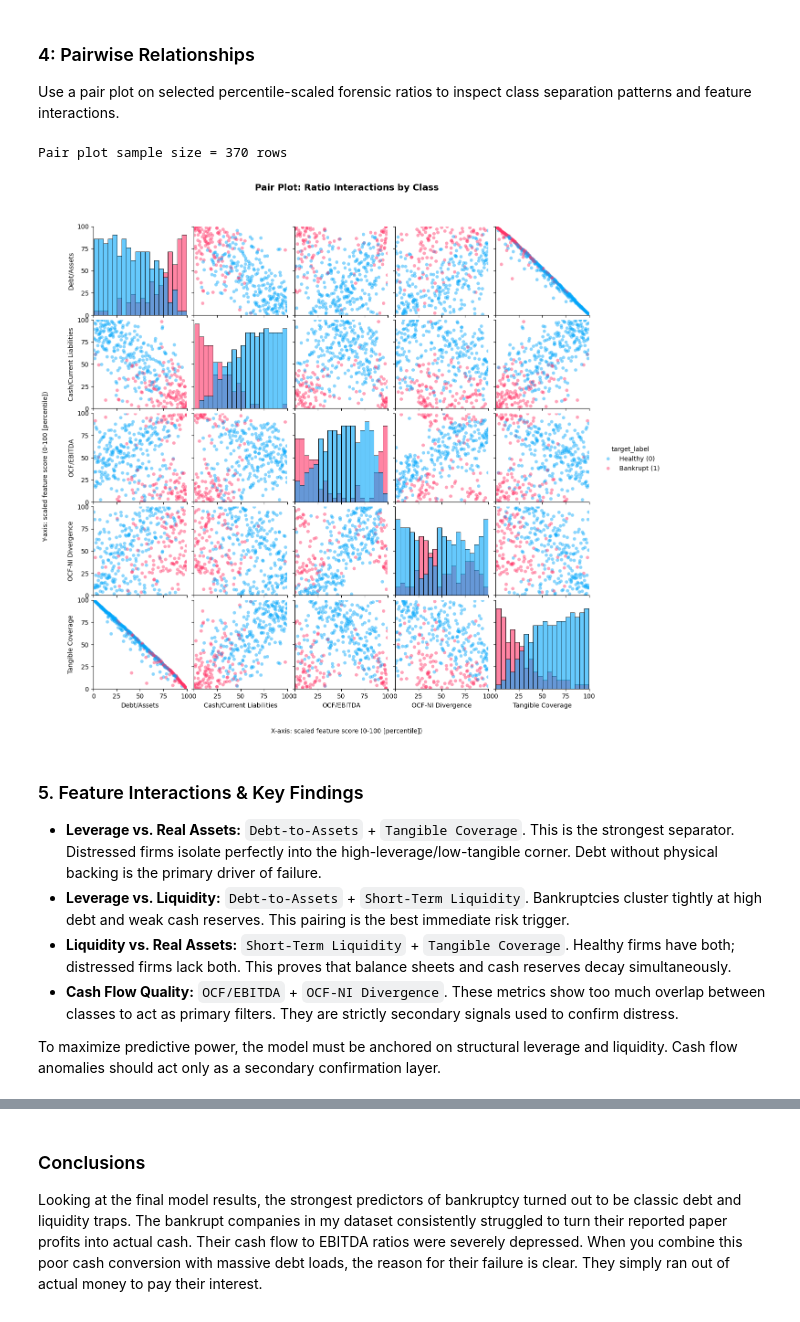
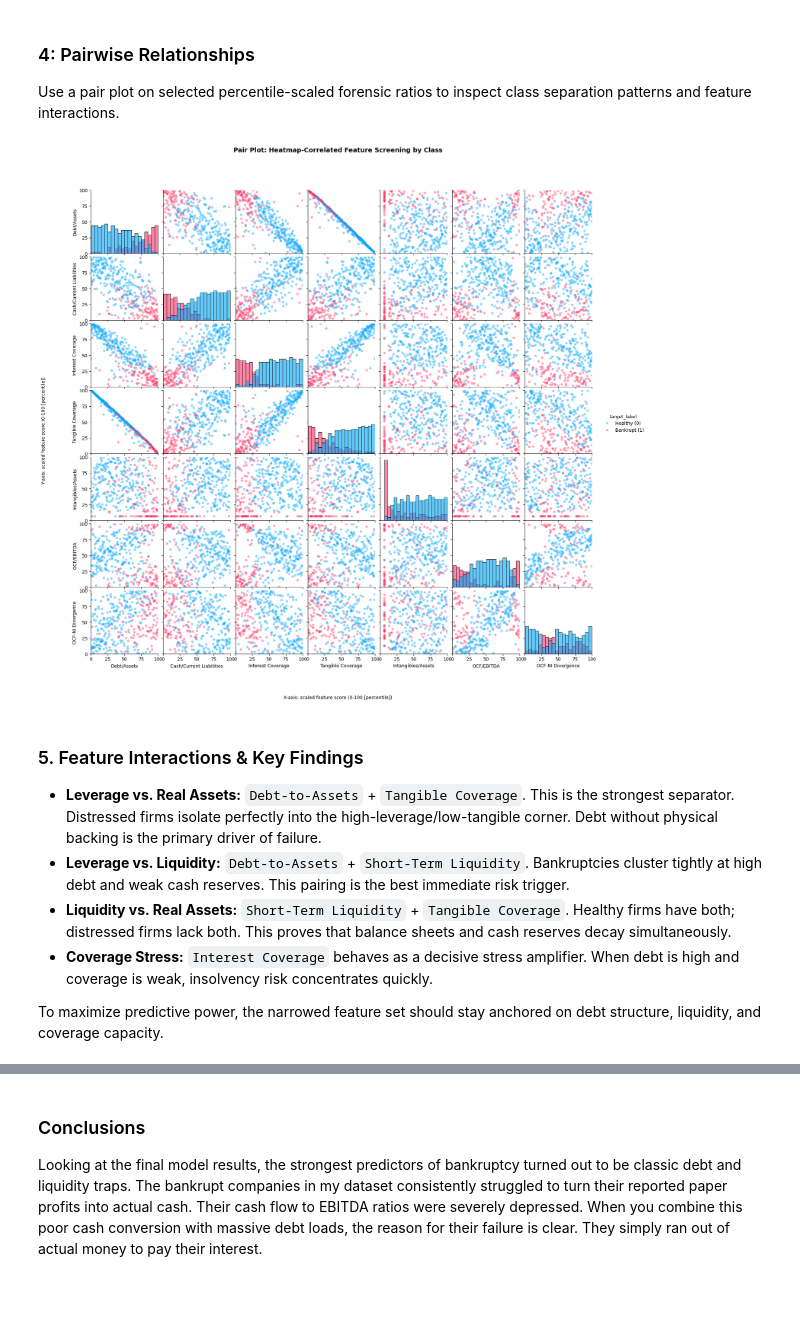
Before and after one commit to pushkqr/corporate-insolvency, a Jupyter notebook: code.ipynb, the cells around one changed output, grey strips where cells are left out. Cells and saved outputs as stored; diff of their text form; code cells hidden in the pictures.

```diff
--- a/code.ipynb
+++ b/code.ipynb
@@ -625,13 +653,15 @@ Scaling clip bounds (1%, 99%)
 ### 4: Pairwise Relationships
 Use a pair plot on selected percentile-scaled forensic ratios to inspect class separation patterns and feature interactions.
 # %%
-# Prepare selected scaled forensic features for pairwise inspection
+# Prepare broader heatmap-correlated forensic features for screening
 pairplot_features = [
     'debt_to_assets_prank',
     'cash_to_current_liabilities_prank',
+    'interest_coverage_proxy_prank',
+    'tangible_asset_coverage_prank',
+    'intangibles_to_assets_prank',
     'ocf_to_ebitda_prank',
     'ocf_ni_divergence_prank',
-    'tangible_asset_coverage_prank',
 ]
 
 pairplot_cols = ['target_label'] + pairplot_features
@@ -640,49 +670,49 @@ pairplot_df = eda[pairplot_cols].dropna().copy()
 pairplot_df = pairplot_df.rename(columns={
     'debt_to_assets_prank': 'Debt/Assets',
     'cash_to_current_liabilities_prank': 'Cash/Current Liabilities',
+    'interest_coverage_proxy_prank': 'Interest Coverage',
+    'tangible_asset_coverage_prank': 'Tangible Coverage',
+    'intangibles_to_assets_prank': 'Intangibles/Assets',
     'ocf_to_ebitda_prank': 'OCF/EBITDA',
     'ocf_ni_divergence_prank': 'OCF-NI Divergence',
-    'tangible_asset_coverage_prank': 'Tangible Coverage',
 })
 
-print(f"Pair plot sample size = {len(pairplot_df)} rows")
 
 # Render pair plot and enforce a fixed 0-100 scale
 g = sns.pairplot(
     data=pairplot_df,
     hue='target_label',
     diag_kind='hist',
     palette=palette,
     plot_kws={'alpha': 0.45, 's': 28, 'edgecolor': 'none'},
     diag_kws={'alpha': 0.60, 'bins': 20},
 )
-g.fig.suptitle('Pair Plot: Ratio Interactions by Class', y=0.995, fontsize=14, weight='bold')
+g.fig.suptitle('Pair Plot: Heatmap-Correlated Feature Screening by Class', y=0.995, fontsize=14, weight='bold')
 
 for i, row_axes in enumerate(g.axes):
     for j, ax in enumerate(row_axes):
         if ax is None:
             continue
         ax.set_xlim(0, 100)
         ax.set_xticks([0, 25, 50, 75, 100])
         if i != j:
             ax.set_ylim(0, 100)
             ax.set_yticks([0, 25, 50, 75, 100])
 
 # Use figure-level labels to avoid axis text overlap
 g.fig.subplots_adjust(left=0.10, bottom=0.11, top=0.92)
 g.fig.supxlabel('X-axis: scaled feature score (0-100 [percentile])', fontsize=10, y=0.03)
 g.fig.supylabel('Y-axis: scaled feature score (0-100 [percentile])', fontsize=10, x=0.02)
 
 plt.show()
 # %% [output]
-Pair plot sample size = 370 rows
-[figure, old version]
+[figure, new version]
 # %% [markdown]
 ### 5. Feature Interactions & Key Findings
 
 * **Leverage vs. Real Assets:** `Debt-to-Assets` + `Tangible Coverage`. This is the strongest separator. Distressed firms isolate perfectly into the high-leverage/low-tangible corner. Debt without physical backing is the primary driver of failure.
 * **Leverage vs. Liquidity:** `Debt-to-Assets` + `Short-Term Liquidity`. Bankruptcies cluster tightly at high debt and weak cash reserves. This pairing is the best immediate risk trigger.
 * **Liquidity vs. Real Assets:** `Short-Term Liquidity` + `Tangible Coverage`. Healthy firms have both; distressed firms lack both. This proves that balance sheets and cash reserves decay simultaneously.
-* **Cash Flow Quality:** `OCF/EBITDA` + `OCF-NI Divergence`. These metrics show too much overlap between classes to act as primary filters. They are strictly secondary signals used to confirm distress.
+* **Coverage Stress:** `Interest Coverage` behaves as a decisive stress amplifier. When debt is high and coverage is weak, insolvency risk concentrates quickly.
 
-To maximize predictive power, the model must be anchored on structural leverage and liquidity. Cash flow anomalies should act only as a secondary confirmation layer.
+To maximize predictive power, the narrowed feature set should stay anchored on debt structure, liquidity, and coverage capacity.
```
Also changed, not shown: parts of 5 cells of this notebook.
